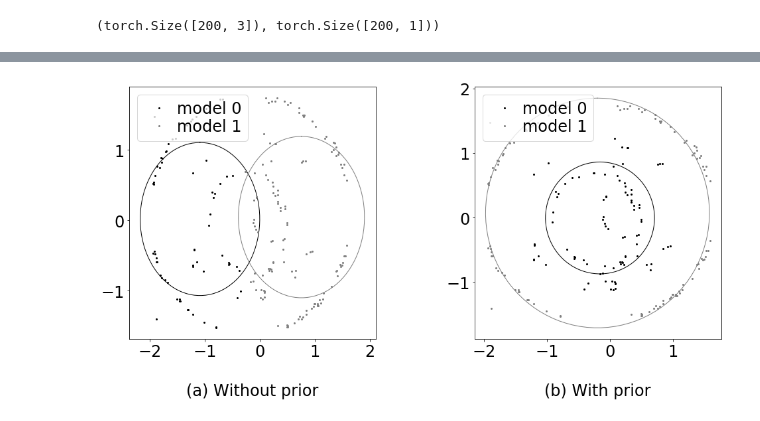
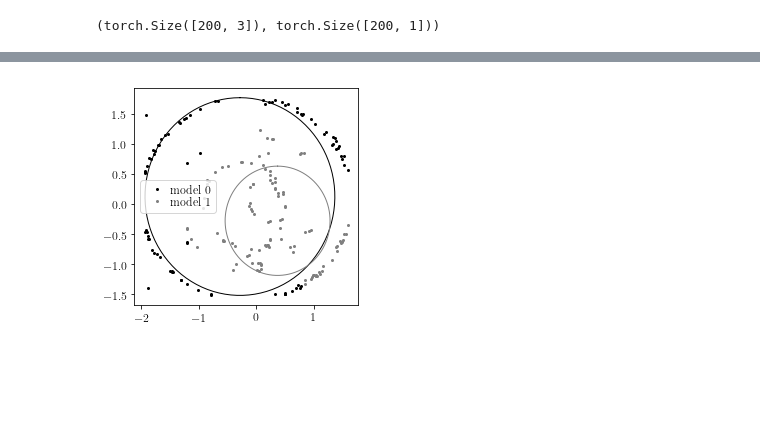
Before and after one commit to andriygav/ExpertLearning, a Jupyter notebook: code/graph.ipynb, the cells around one changed output, grey strips where cells are left out. Drawn from its saved outputs; the diff is of its cells as text; code cells hidden in the pictures; blank space fills up the shorter version.

```diff
--- a/code/graph.ipynb
+++ b/code/graph.ipynb
@@ -254,22 +326,20 @@ epoch = 10
 # %%
 %%time
 
-LIST_A = [torch.Tensor([1e-32, 1e-32, 1]) for _ in range(K)]
-LIST_w = [torch.Tensor([[0], [0], [0.5]]), torch.Tensor([[0], [0], [1]])]
+LIST_A = [torch.Tensor([1, 1, 1]) for _ in range(K)]
+LIST_w = [torch.Tensor([[0], [0], [1]]), torch.Tensor([[0], [0], [2]])]
 
 
 LoM = []
 for k in range(K):
-    LoM.append(EachModelLinear(input_dim = n, device = device,
-                               A = torch.ones(3)*LIST_A[k],
-                               w = torch.ones(3,1)*LIST_w[k]))
+    LoM.append(EachModelLinear(input_dim = n, device = device, A = torch.ones(3)*LIST_A[k], w = torch.ones(3,1)*LIST_w[k]))
 
 HypPar = {'beta': 1.0}
 
 HpMd = HyperExpertNN(input_dim = n, hidden_dim = 5, output_dim = K, device = device, epochs=1000)
 
-model = MixtureEM(HyperParameters = HypPar, HyperModel = HpMd,
-                  ListOfModels = LoM, device = device, model_type='sample')
+model = MixtureEM(HyperParameters = HypPar, HyperModel = HpMd, ListOfModels = LoM,
+                  device = device, model_type='sample')
 
 
 List_of_step_Prior = []
@@ -310,2 +399,4 @@ Wall time: 30.5 s
 # %%
-List_of_answers_comparing = [List_of_step_Not_Prior[-1], List_of_step_Prior[-1]]
+List_of_answers_comparing = [List_of_step_Not_Prior[-1], List_of_step_Prior[-1], List_of_step_Prior_Regular[-1]]
+# %%
+List_of_answers_comparing[2] = (circ, List_of_answers_comparing[2][1])
@@ -312,56 +405,40 @@ List_of_answers_comparing = [List_of_step_Not_Prior[-1], List_of_step_Prior[-1]]
 # %%
-Text_size = 24
+Text_size = 12
 
 plt.rcParams['lines.linewidth'] = 1
 plt.rcParams['lines.markersize'] = 4
 plt.rcParams['xtick.labelsize'] = Text_size
 plt.rcParams['ytick.labelsize'] = Text_size
 plt.rcParams['legend.fontsize'] = Text_size
 plt.rcParams['axes.titlesize']=Text_size
 plt.rcParams['axes.labelsize']=Text_size
-plt.rcParams['figure.figsize'] = (16.0, 7.0)
+plt.rcParams['figure.figsize'] = (4.0, 4.0)
 plt.rcParams['font.size'] = Text_size
 plt.rcParams["legend.labelspacing"] = 0.1
 plt.rcParams["legend.handletextpad"] = 0.1
 #################################################
 
 t = np.linspace(0, 2*np.pi, 100)
 
 colors = color
 
-fig = plt.figure();
-gs = gridspec.GridSpec(1, 2)
+CIRCLE, idx = List_of_answers_comparing[0]
+for i in np.unique(idx):
+    _ = plt.plot(x[idx == i], y[idx == i], '.', color = colors[i], label = 'model '+str(i))
 
-ax = []
-for i in range(2):
-    ax.append(fig.add_subplot(gs[i]))
+    x0, y0, r = CIRCLE[i]
+    x_plot = x0 + r*np.sin(t)
+    y_plot = y0 + r*np.cos(t)
 
+    _ = plt.plot(x_plot, y_plot, '-', color = colors[i])
 
-cols = ['Without prior', 'With prior']
-TITLE = ['(a)', '(b)']
-
-for k in range(len(ax)):
-    ax[k].set_title(TITLE[k] + ' ' + cols[k], y=-0.24)
-
-
-for k in range(len(List_of_answers_comparing)):
-    CIRCLE, idx = List_of_answers_comparing[k]
-    for i in np.unique(idx):
-        _ = ax[k].plot(x[idx == i], y[idx == i], '.', color = colors[i], label = 'model '+str(i))
-
-        x0, y0, r = CIRCLE[i]
-        x_plot = x0 + r*np.sin(t)
-        y_plot = y0 + r*np.cos(t)
-
-        _ = ax[k].plot(x_plot, y_plot, '-', color = colors[i])
-        ax[k].legend(loc = 'best')
+plt.legend(loc='best')
 
 
 plt.subplots_adjust(wspace=0.4, hspace=0.35)
-# plt.savefig('./figures/experiment_real_compare.pdf', bbox_inches='tight')
-
+plt.savefig('./figures/not_prior_real_example.pdf', bbox_inches='tight')
 
 plt.show()
 # %% [output]
-[figure, old version]
+[figure, new version]
 # %%
```
Also changed, not shown: parts of 11 cells of this notebook, 47 other files.
